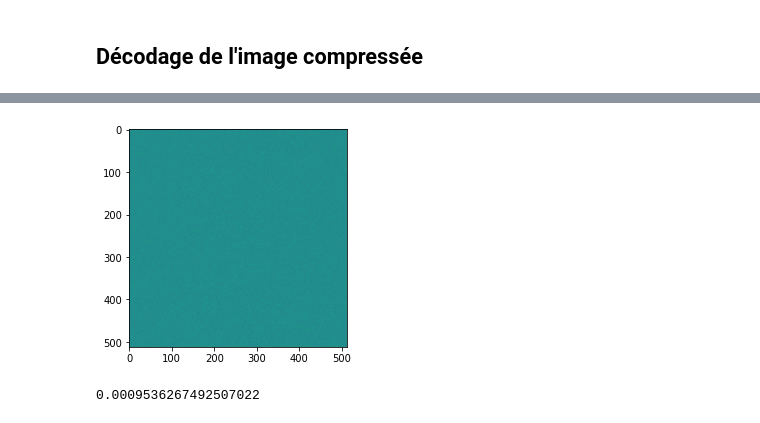
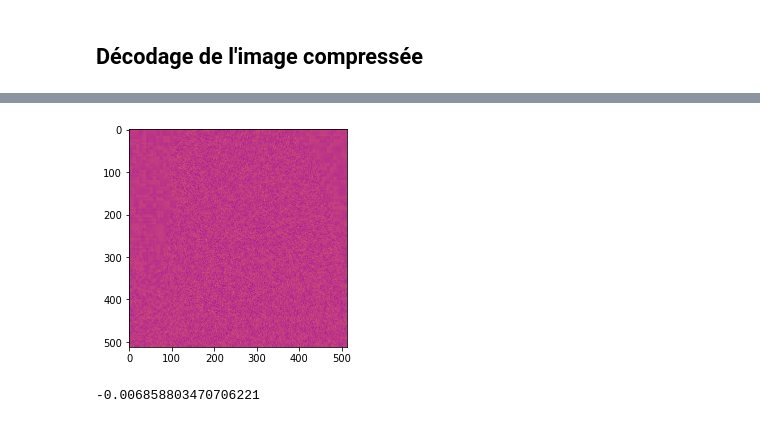
Before and after one commit to AdrienHrdz/compression, a Jupyter notebook: tp_nv_depart.ipynb, the cells around one changed output, grey strips where cells are left out. Saved outputs shown, nothing was run; the diff lists cells and outputs as text; code cells hidden in the pictures.

Commit message:
images CR, qq tests

```diff
--- a/tp_nv_depart.ipynb
+++ b/tp_nv_depart.ipynb
@@ -68,4 +73,5 @@ plt.show()
 # %%
+TAUX_COMPRESSION = 4
 Z = [[16, 11, 10, 16, 24,  40,  51,  61],
      [12, 12, 14, 19, 26,  58,  60,  55],
      [14, 13, 16, 24, 40,  57,  69,  56],
@@ -74,8 +80,9 @@ Z = [[16, 11, 10, 16, 24,  40,  51,  61],
      [24, 35, 55, 64, 81,  104, 113, 92],
      [49, 64, 78, 87, 103, 121, 120, 101],
      [72, 92, 95, 98, 112, 100, 103, 99]]
+Z = np.array(Z)
+Z = Z * TAUX_COMPRESSION
 # Z = np.ones((8,8))
-# Z = np.array(Z)
 
 T_hat = list()
 for T in listBlocks88_dct:
@@ -199,11 +235,25 @@ for bloc in T_hat:
 # %% [markdown]
 ## **Décodage** de l'image compressée
 # %%
-# Decodage de l'image
+# undo zigzag
+listBlocks88_unzigzag = list()
+for bloc in listBlocks88_dct_zigzag:
+    listBlocks88_unzigzag.append(undo_zigzag_copilot(bloc))
+
+# undo quantification
 listBlocks88_quantifie = list()
-for T in T_hat:
+for T in listBlocks88_unzigzag:
     listBlocks88_quantifie.append(T*Z)
+
+# undo dct
 listBlocks88_quantifie_idct = list()
 for bloc in listBlocks88_quantifie:
     tmp = cv2.idct(bloc.astype(np.float32))
     listBlocks88_quantifie_idct.append(tmp)
+
+# Reconstruction de l'image
+Irec = reconstruct88_copilot(listBlocks88_quantifie_idct)
+plt.imshow(Irec, cmap='gray')
+plt.title(f'Image reconstruite, coef={TAUX_COMPRESSION}')
+cv2.imwrite(f'Irec_coef={TAUX_COMPRESSION}.png', Irec)
+plt.show()
@@ -218,8 +262,8 @@ plt.show()
 # %%
 diff = IMAGE_nb - Irec
-plt.imshow(diff)
+plt.imshow(diff, cmap='plasma')
 plt.show()
 print(np.mean(diff))
 # %% [output]
-[figure, old version]
+[figure, new version]
-0.0009536267492507022
+-0.006858803470706221
```
Also changed, not shown: parts of 10 cells of this notebook, 10 other files.
